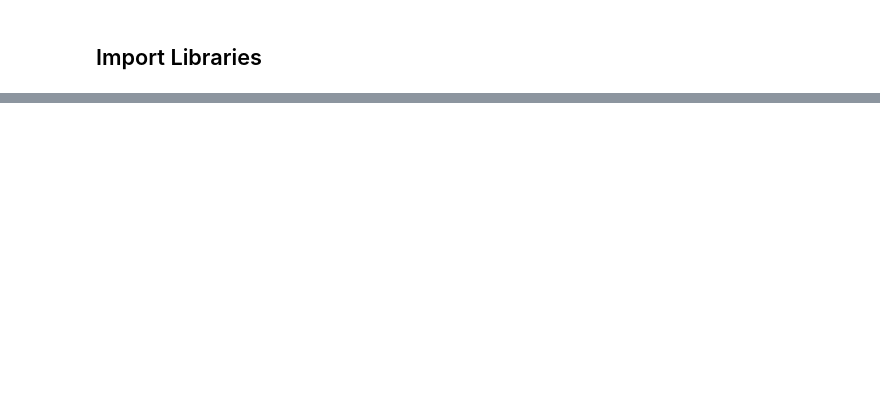
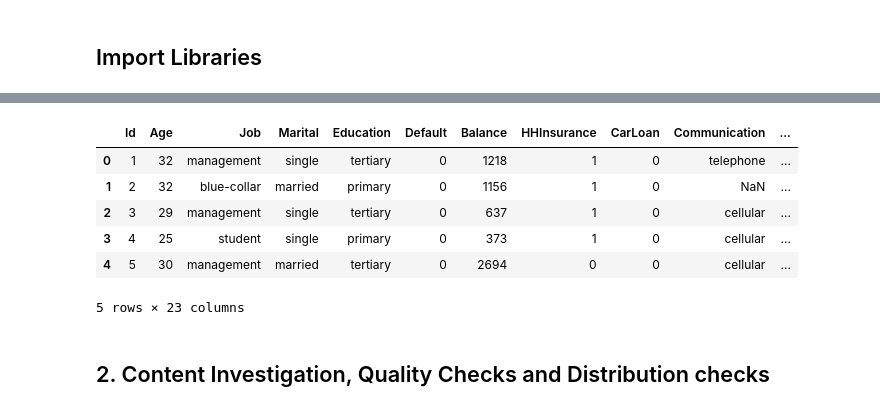
Before and after one commit to mohamed-ahshik/machine_learning, a Jupyter notebook: car_insurance_cold_call_end_to_end/eda.ipynb, the cells around one changed output, grey strips where cells are left out. Cells and saved outputs as stored; diff of their text form; code cells hidden in the pictures; blank space fills up the shorter version.

```diff
--- a/car_insurance_cold_call_end_to_end/eda.ipynb
+++ b/car_insurance_cold_call_end_to_end/eda.ipynb
@@ -18,0 +208,24 @@ data.head()
+# %%
+#Extract all the hour, minute and second from the CallEnd time column
+call_insurance_df['CallEnd_hour'] = call_insurance_df['CallEnd'].dt.hour
+call_insurance_df['CallEnd_minute'] = call_insurance_df['CallEnd'].dt.minute
+call_insurance_df['CallEnd_second'] = call_insurance_df['CallEnd'].dt.second
+# %%
+#Extract all the hour, minute and second from the CallStart time column
+call_insurance_df['CallStart_hour'] = call_insurance_df['CallStart'].dt.hour
+call_insurance_df['CallStart_minute'] = call_insurance_df['CallStart'].dt.minute
+call_insurance_df['CallStart_second'] = call_insurance_df['CallStart'].dt.second
+# %%
+call_insurance_timesplit_df = call_insurance_df.drop(['CallStart', 'CallEnd'], axis=1).copy()
+# %%
+call_insurance_timesplit_df.head()
+# %% [output]
+|  | Id | Age | Job | Marital | Education | Default | Balance | HHInsurance | CarLoan | Communication | ... |
+| 0 | 1 | 32 | management | single | tertiary | 0 | 1218 | 1 | 0 | telephone | ... |
+| 1 | 2 | 32 | blue-collar | married | primary | 0 | 1156 | 1 | 0 | NaN | ... |
+| 2 | 3 | 29 | management | single | tertiary | 0 | 637 | 1 | 0 | cellular | ... |
+| 3 | 4 | 25 | student | single | primary | 0 | 373 | 1 | 0 | cellular | ... |
+| 4 | 5 | 30 | management | married | tertiary | 0 | 2694 | 0 | 0 | cellular | ... |
+5 rows × 23 columns
+# %% [markdown]
+## 2. Content Investigation, Quality Checks and Distribution checks
```
Also changed, not shown: parts of 29 cells of this notebook, 1 other file.
